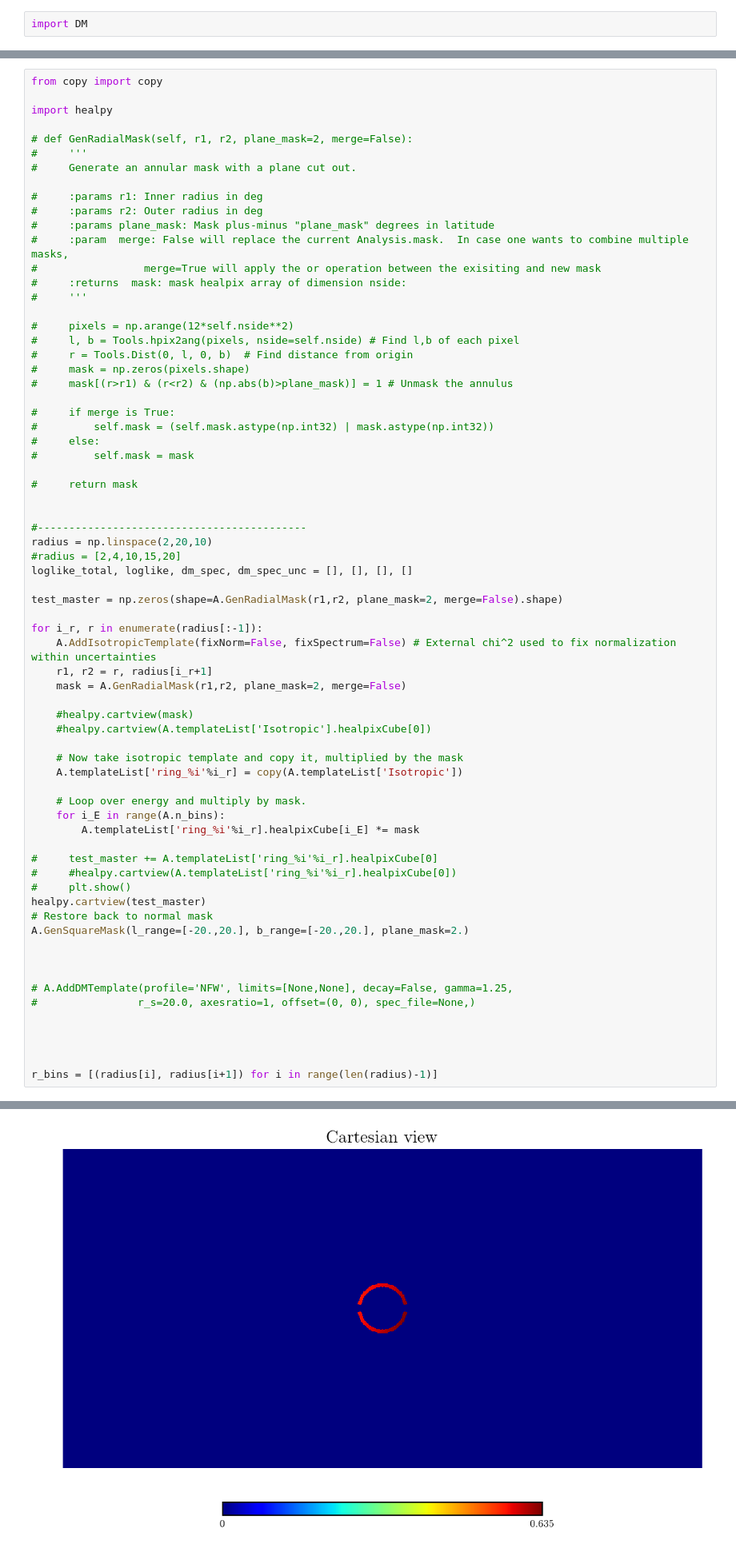
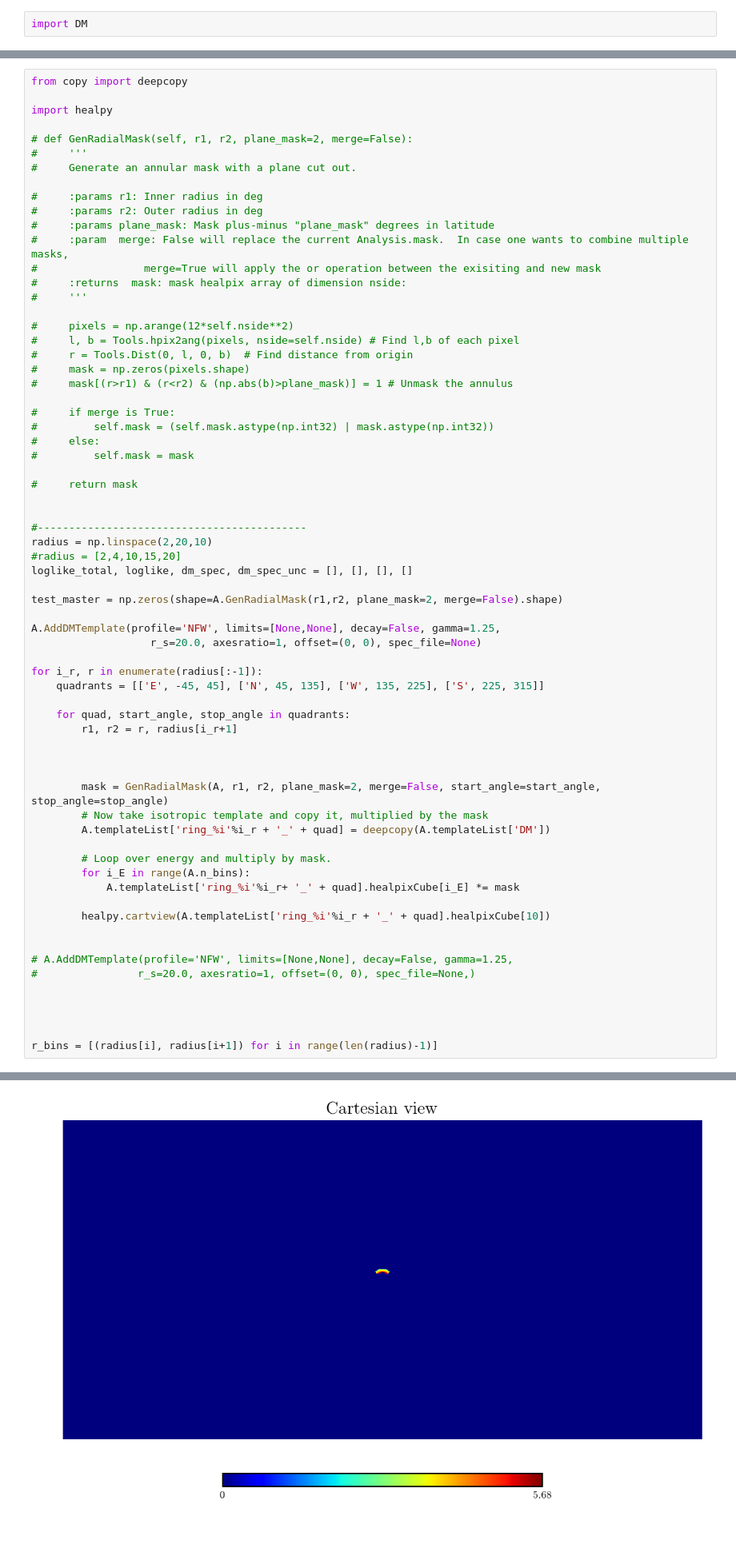
Before and after one commit to erccarls/GammaLike_dev, a Jupyter notebook: Untitled.ipynb, the cells around one changed output, grey strips where cells are left out. Shown at 80% size. Saved outputs shown, nothing was run; the diff lists cells and outputs as text.

Commit message:
more plots!

```diff
--- a/Untitled.ipynb
+++ b/Untitled.ipynb
@@ -97,7 +130,7 @@ Integrating and Resampling ics templates...
 Integrating and Resampling pi0 templates...
 Integrating and Resampling brem templates...
 # %%
-from copy import copy
+from copy import deepcopy
 
 import healpy
 
@@ -134,28 +167,26 @@ loglike_total, loglike, dm_spec, dm_spec_unc = [], [], [], []
 
 test_master = np.zeros(shape=A.GenRadialMask(r1,r2, plane_mask=2, merge=False).shape)
 
+A.AddDMTemplate(profile='NFW', limits=[None,None], decay=False, gamma=1.25,
+                   r_s=20.0, axesratio=1, offset=(0, 0), spec_file=None)
+
 for i_r, r in enumerate(radius[:-1]):
-    A.AddIsotropicTemplate(fixNorm=False, fixSpectrum=False) # External chi^2 used to fix normalization within uncertainties
-    r1, r2 = r, radius[i_r+1]
-    mask = A.GenRadialMask(r1,r2, plane_mask=2, merge=False)
+    quadrants = [['E', -45, 45], ['N', 45, 135], ['W', 135, 225], ['S', 225, 315]]
 
-    #healpy.cartview(mask)
-    #healpy.cartview(A.templateList['Isotropic'].healpixCube[0])
+    for quad, start_angle, stop_angle in quadrants:
+        r1, r2 = r, radius[i_r+1]
 
-    # Now take isotropic template and copy it, multiplied by the mask
-    A.templateList['ring_%i'%i_r] = copy(A.templateList['Isotropic'])
 
-    # Loop over energy and multiply by mask.
-    for i_E in range(A.n_bins):
-        A.templateList['ring_%i'%i_r].healpixCube[i_E] *= mask
 
-#     test_master += A.templateList['ring_%i'%i_r].healpixCube[0]
-#     #healpy.cartview(A.templateList['ring_%i'%i_r].healpixCube[0])
-#     plt.show()
-healpy.cartview(test_master)
-# Restore back to normal mask
-A.GenSquareMask(l_range=[-20.,20.], b_range=[-20.,20.], plane_mask=2.)
+        mask = GenRadialMask(A, r1, r2, plane_mask=2, merge=False, start_angle=start_angle, stop_angle=stop_angle)
+        # Now take isotropic template and copy it, multiplied by the mask
+        A.templateList['ring_%i'%i_r + '_' + quad] = deepcopy(A.templateList['DM'])
 
+        # Loop over energy and multiply by mask.
+        for i_E in range(A.n_bins):
+            A.templateList['ring_%i'%i_r+ '_' + quad].healpixCube[i_E] *= mask
+
+        healpy.cartview(A.templateList['ring_%i'%i_r + '_' + quad].healpixCube[10])
 
 
 # A.AddDMTemplate(profile='NFW', limits=[None,None], decay=False, gamma=1.25,
@@ -174 +212 @@ r_bins = [(radius[i], radius[i+1]) for i in range(len(radius)-1)]
-[figure, old version]
+[figure, new version]
```
Also changed, not shown: parts of 4 cells of this notebook, 8 other files.
